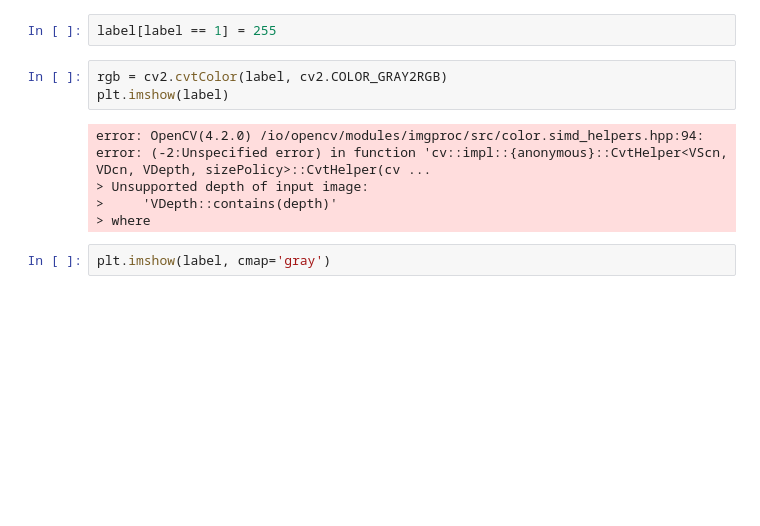
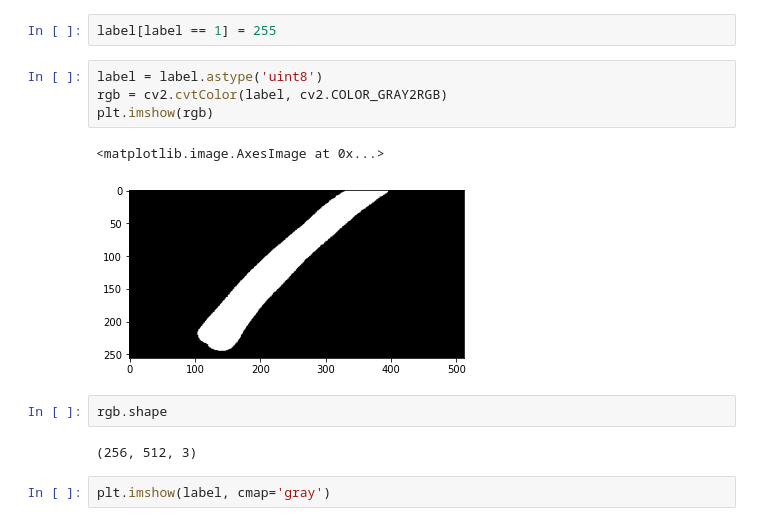
Before and after one commit to Project-zero-one/segmentation_models.pytorch, a Jupyter notebook: examples/IMApink/ima_smp.ipynb, the cells around one changed output. Drawn from its saved outputs; the diff is of its cells as text; blank space fills up the shorter version.

```diff
--- a/examples/IMApink/ima_smp.ipynb
+++ b/examples/IMApink/ima_smp.ipynb
@@ -590,13 +590,16 @@ array([  0, 255])
 # %%
 label[label == 1] = 255
 # %%
+label = label.astype('uint8')
 rgb = cv2.cvtColor(label, cv2.COLOR_GRAY2RGB)
-plt.imshow(label)
+plt.imshow(rgb)
 # %% [output]
-error: OpenCV(4.2.0) /io/opencv/modules/imgproc/src/color.simd_helpers.hpp:94: error: (-2:Unspecified error) in function 'cv::impl::{anonymous}::CvtHelper<VScn, VDcn, VDepth, sizePolicy>::CvtHelper(cv ...
-> Unsupported depth of input image:
->     'VDepth::contains(depth)'
-> where
+<matplotlib.image.AxesImage at 0x...>
+[figure, added]
+# %%
+rgb.shape
+# %% [output]
+(256, 512, 3)
 # %%
 plt.imshow(label, cmap='gray')
 # %% [output]
```
Also changed, not shown: parts of 10 cells of this notebook, 7 other files.
